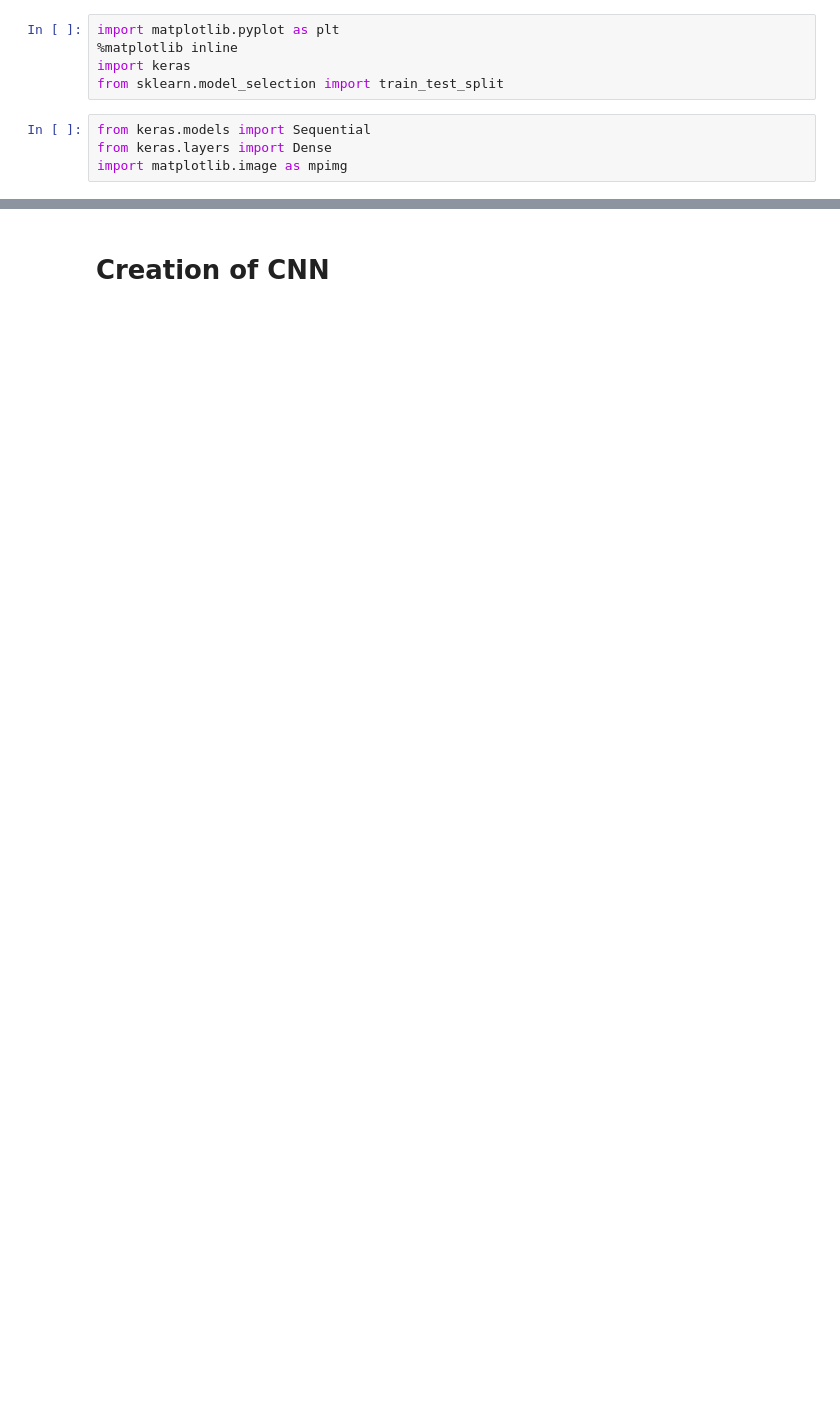
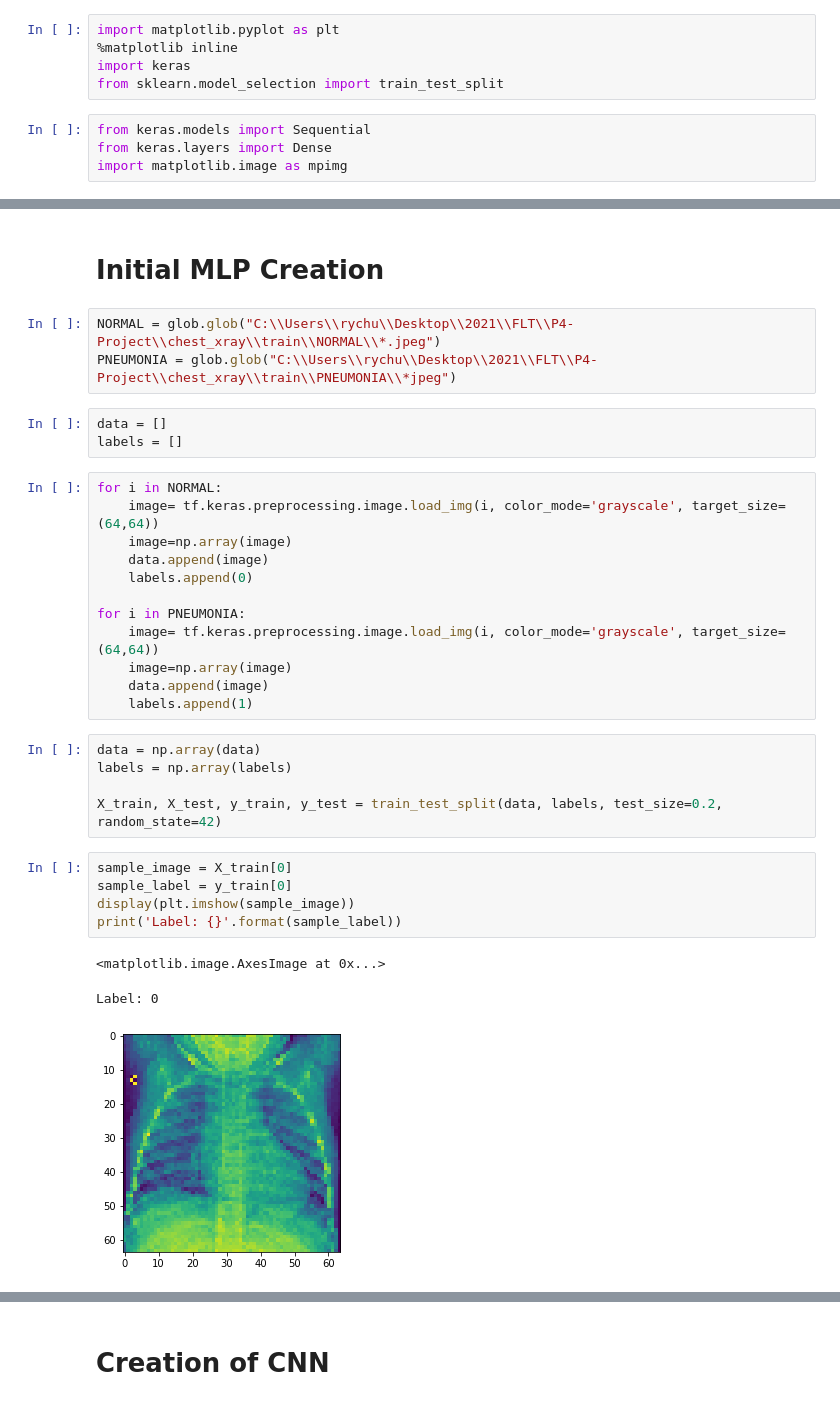
Before and after one commit to INV-VTL/P4-Project, a Jupyter notebook: Notebook.ipynb, the cells around one changed output, grey strips where cells are left out. Cells and saved outputs as stored; diff of their text form; blank space fills up the shorter version.

```diff
--- a/Notebook.ipynb
+++ b/Notebook.ipynb
@@ -29,0 +35,34 @@ from keras.preprocessing.image import ImageDataGenerator, array_to_img, img_to_a
+# %% [markdown]
+# Initial MLP Creation
+# %%
+NORMAL = glob.glob("C:\\Users\\rychu\\Desktop\\2021\\FLT\\P4-Project\\chest_xray\\train\\NORMAL\\*.jpeg")
+PNEUMONIA = glob.glob("C:\\Users\\rychu\\Desktop\\2021\\FLT\\P4-Project\\chest_xray\\train\\PNEUMONIA\\*jpeg")
+# %%
+data = []
+labels = []
+# %%
+for i in NORMAL:
+    image= tf.keras.preprocessing.image.load_img(i, color_mode='grayscale', target_size= (64,64))
+    image=np.array(image)
+    data.append(image)
+    labels.append(0)
+
+for i in PNEUMONIA:
+    image= tf.keras.preprocessing.image.load_img(i, color_mode='grayscale', target_size= (64,64))
+    image=np.array(image)
+    data.append(image)
+    labels.append(1)
+# %%
+data = np.array(data)
+labels = np.array(labels)
+
+X_train, X_test, y_train, y_test = train_test_split(data, labels, test_size=0.2, random_state=42)
+# %%
+sample_image = X_train[0]
+sample_label = y_train[0]
+display(plt.imshow(sample_image))
+print('Label: {}'.format(sample_label))
+# %% [output]
+<matplotlib.image.AxesImage at 0x...>
+Label: 0
+[figure, added]
```
Also changed, not shown: parts of 48 cells of this notebook.
